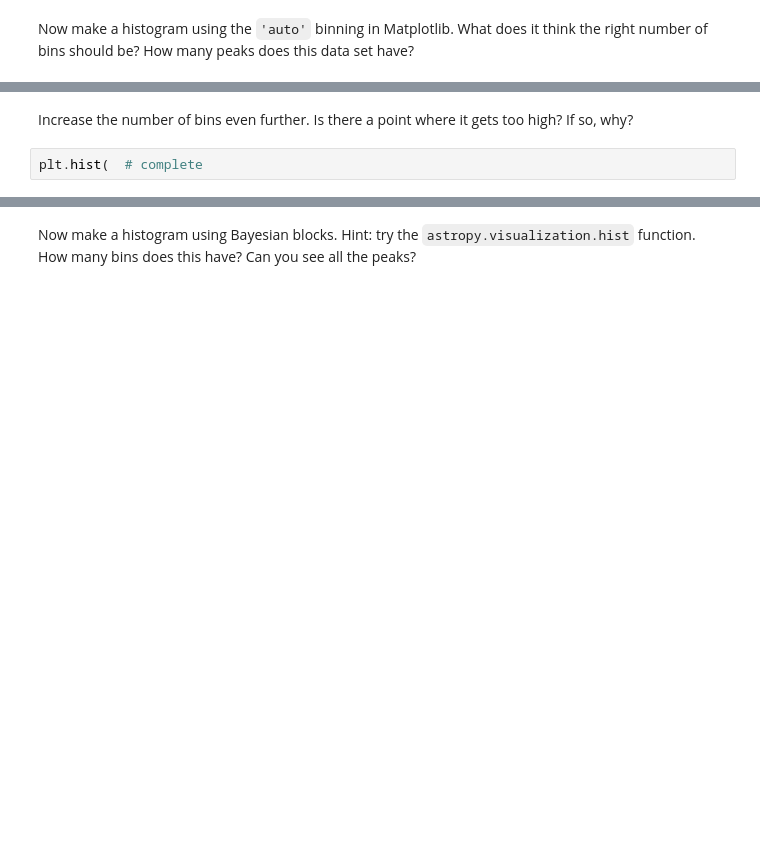
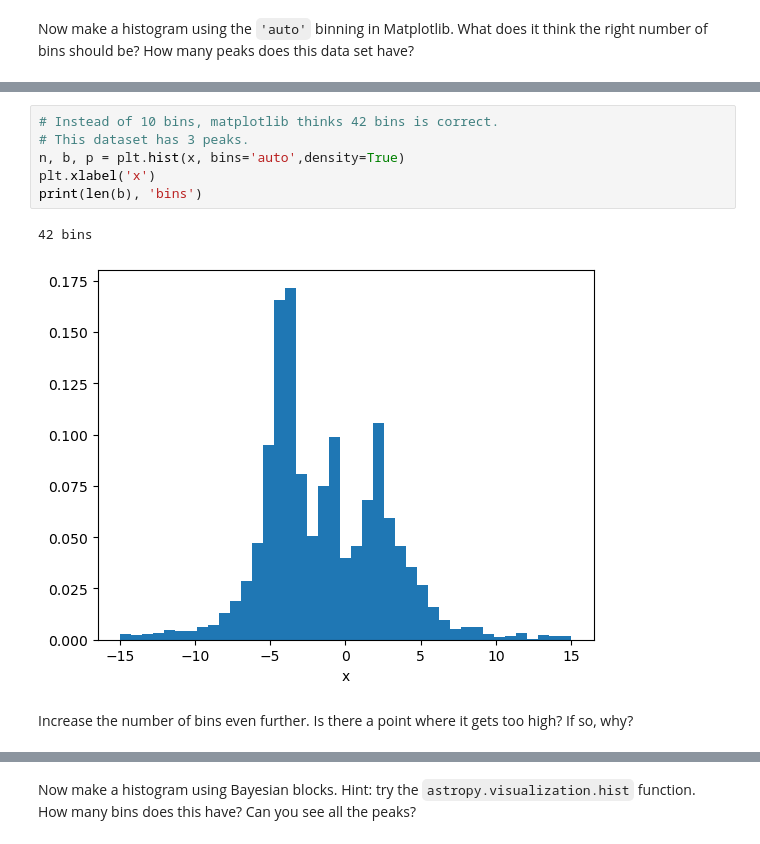
Before and after one commit to ASTR154/nonparametric-modeling, a Jupyter notebook: nonparametric-modeling.ipynb, the cells around one changed output, grey strips where cells are left out. Saved outputs shown, nothing was run; the diff lists cells and outputs as text; blank space fills up the shorter version.

```diff
--- a/nonparametric-modeling.ipynb
+++ b/nonparametric-modeling.ipynb
@@ -31,4 +33,11 @@ print(len(b), 'bins')
+# %%
+# Instead of 10 bins, matplotlib thinks 42 bins is correct.
+# This dataset has 3 peaks.
+n, b, p = plt.hist(x, bins='auto',density=True)
+plt.xlabel('x')
+print(len(b), 'bins')
+# %% [output]
+42 bins
+[figure, added]
 # %% [markdown]
 Increase the number of bins even further. Is there a point where it gets too high? If so, why?
-# %%
-plt.hist(  # complete
```
Also changed, not shown: parts of 29 cells of this notebook.
